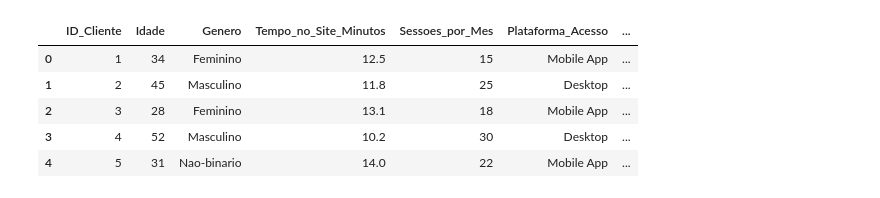
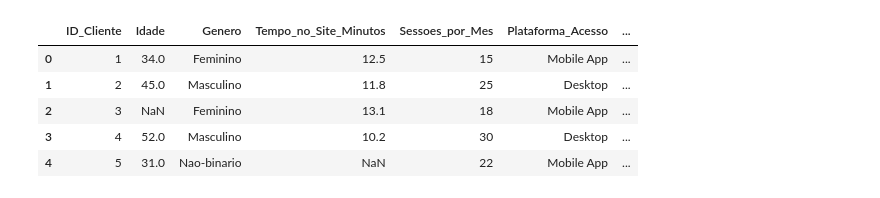
Before and after one commit to kaikinattandossantos/Analise_de_dados, a Jupyter notebook: analise_clientes.ipynb, the cells around one changed output. Cells and saved outputs as stored; diff of their text form; code cells hidden in the pictures.

```diff
--- a/analise_clientes.ipynb
+++ b/analise_clientes.ipynb
@@ -9,12 +9,12 @@ from sklearn import metrics
 
 %matplotlib inline
 # %%
-df_clientes = pd.read_csv('doc.csv')
-df_clientes.head()
+df = pd.read_csv('doc.csv')
+df.head()
 # %% [output]
 |  | ID_Cliente | Idade | Genero | Tempo_no_Site_Minutos | Sessoes_por_Mes | Plataforma_Acesso | ... |
-| 0 | 1 | 34 | Feminino | 12.5 | 15 | Mobile App | ... |
-| 1 | 2 | 45 | Masculino | 11.8 | 25 | Desktop | ... |
-| 2 | 3 | 28 | Feminino | 13.1 | 18 | Mobile App | ... |
-| 3 | 4 | 52 | Masculino | 10.2 | 30 | Desktop | ... |
-| 4 | 5 | 31 | Nao-binario | 14.0 | 22 | Mobile App | ... |
+| 0 | 1 | 34.0 | Feminino | 12.5 | 15 | Mobile App | ... |
+| 1 | 2 | 45.0 | Masculino | 11.8 | 25 | Desktop | ... |
+| 2 | 3 | NaN | Feminino | 13.1 | 18 | Mobile App | ... |
+| 3 | 4 | 52.0 | Masculino | 10.2 | 30 | Desktop | ... |
+| 4 | 5 | 31.0 | Nao-binario | NaN | 22 | Mobile App | ... |
```
Also changed, not shown: parts of 11 cells of this notebook, 1 other file.
